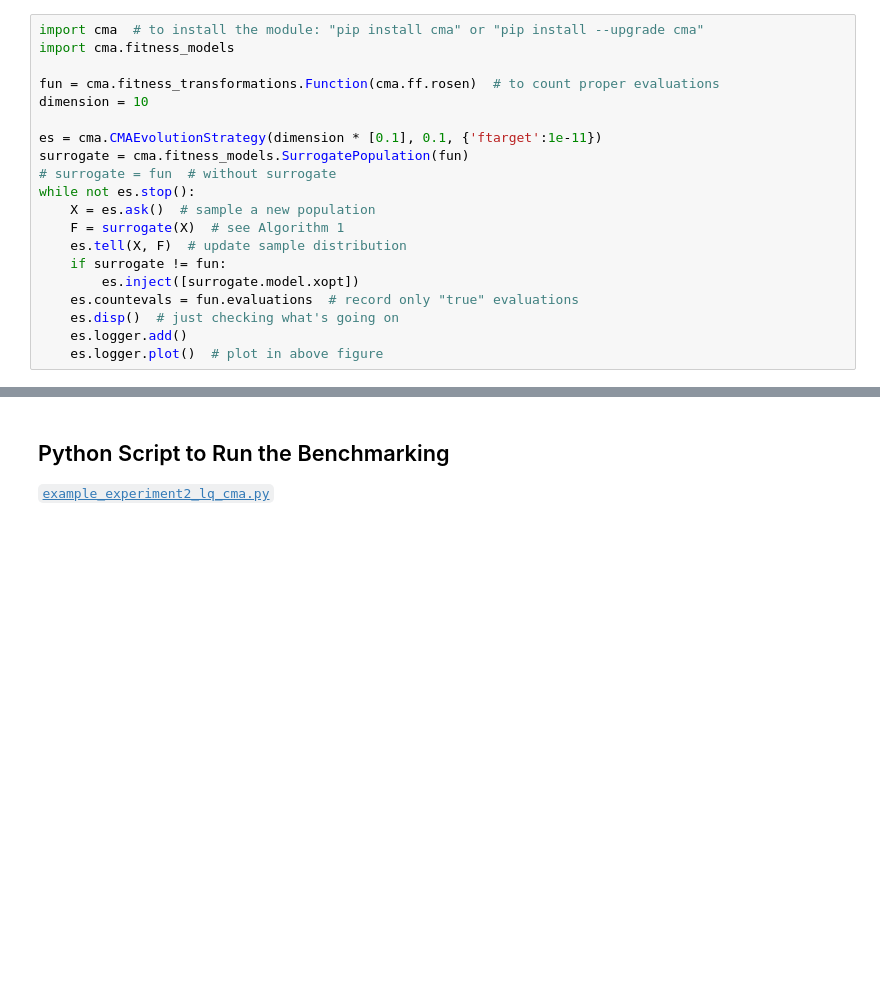
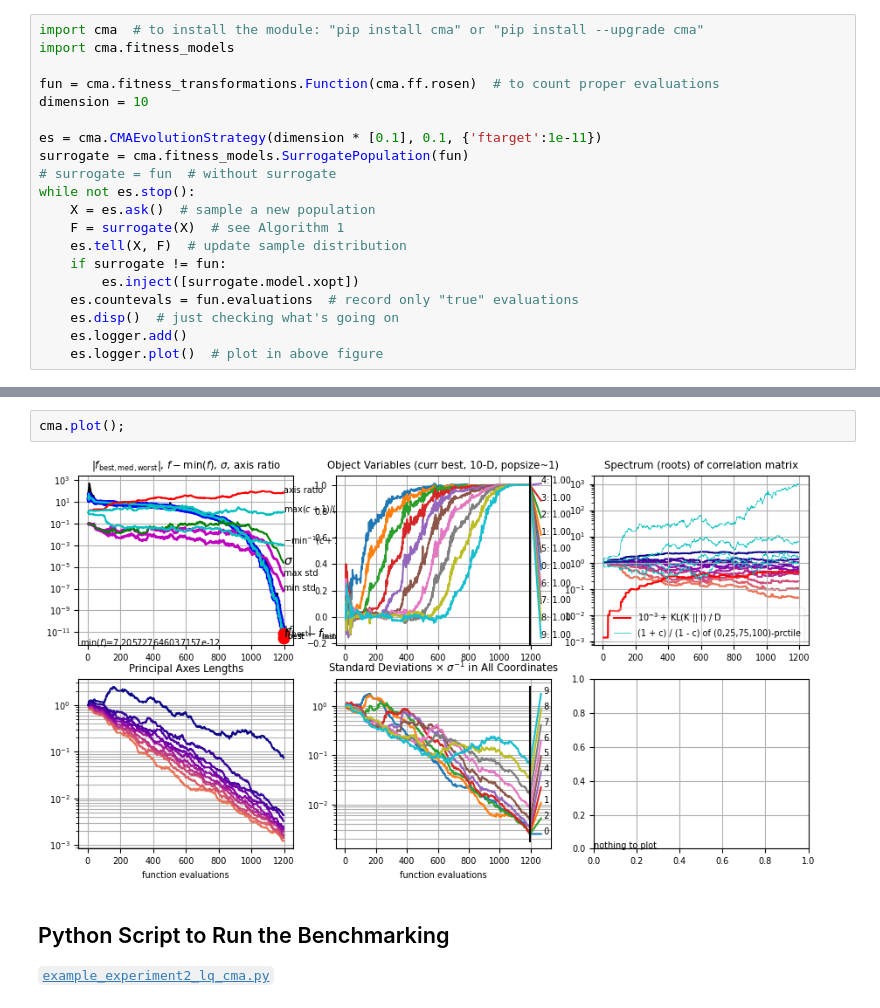
Before and after one commit to CMA-ES/lq-cma, a Jupyter notebook: index.ipynb, the cells around one changed output, grey strips where cells are left out. Cells and saved outputs as stored; diff of their text form; blank space fills up the shorter version.

```diff
--- a/index.ipynb
+++ b/index.ipynb
@@ -65,3 +109,7 @@ Iterat #Fevals   function value  axis ratio  sigma  min&max std  t[m:s]
+# %%
+cma.plot();
+# %% [output]
+[figure, added]
 # %% [markdown]
 ## Python Script to Run the Benchmarking
 
```
Also changed, not shown: parts of 6 cells of this notebook, 1 other file.
